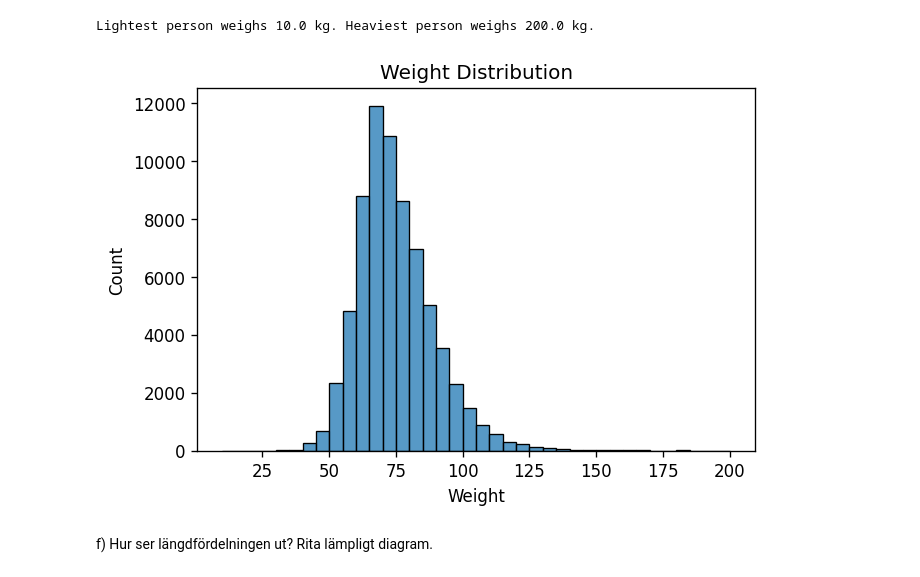
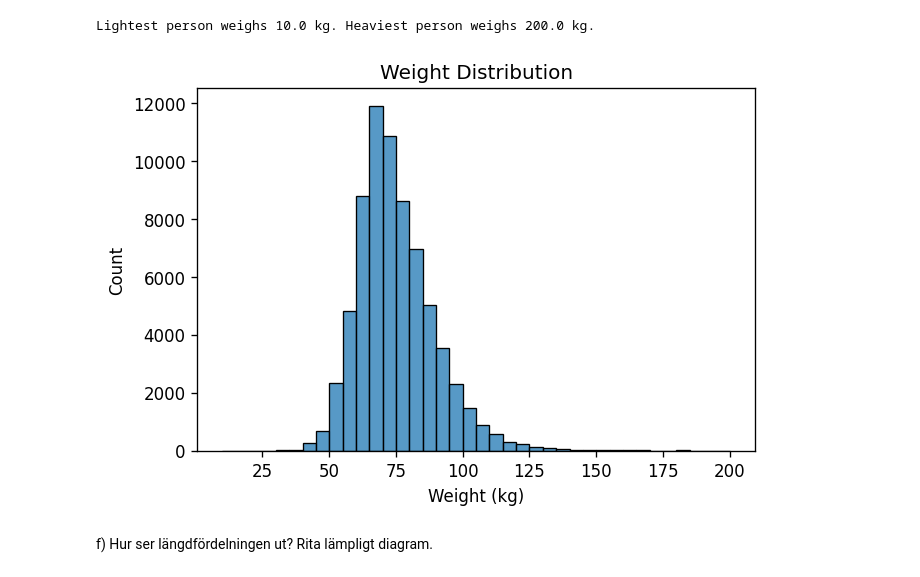
Before and after one commit to Anna-MariaSjolund/Machine-learning, a Jupyter notebook: labs/lab_disease_prediction.ipynb, the cells around one changed output. Drawn from its saved outputs; the diff is of its cells as text; code cells hidden in the pictures.

```diff
--- a/labs/lab_disease_prediction.ipynb
+++ b/labs/lab_disease_prediction.ipynb
@@ -158,10 +159,10 @@ print(f"Lightest person weighs {df_cardio['weight'].min()} kg. Heaviest person w
 Lightest person weighs 10.0 kg. Heaviest person weighs 200.0 kg.
 # %%
 fig = plt.figure(dpi=120)
-ax = sns.histplot(df_cardio["weight"], bins=range(10, 205, 5), legend=False)
-_ = ax.set(title="Weight Distribution", xlabel="Weight")
+ax = sns.histplot(df_cardio["weight"], bins=range(10, 205, 5))
+ax.set(title="Weight Distribution", xlabel="Weight (kg)");
 # %% [output]
-[figure, old version]
+[figure, new version]
 # %% [markdown]
 f) Hur ser längdfördelningen ut? Rita lämpligt diagram.
 # %%
```
Also changed, not shown: parts of 60 cells of this notebook.
